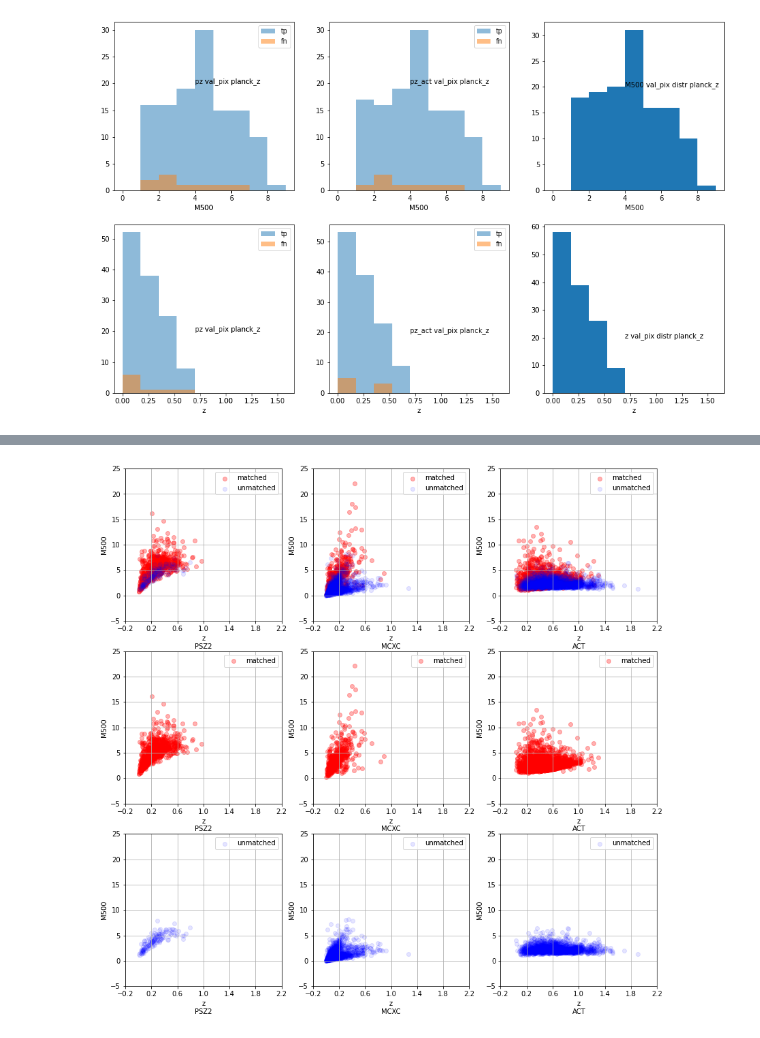
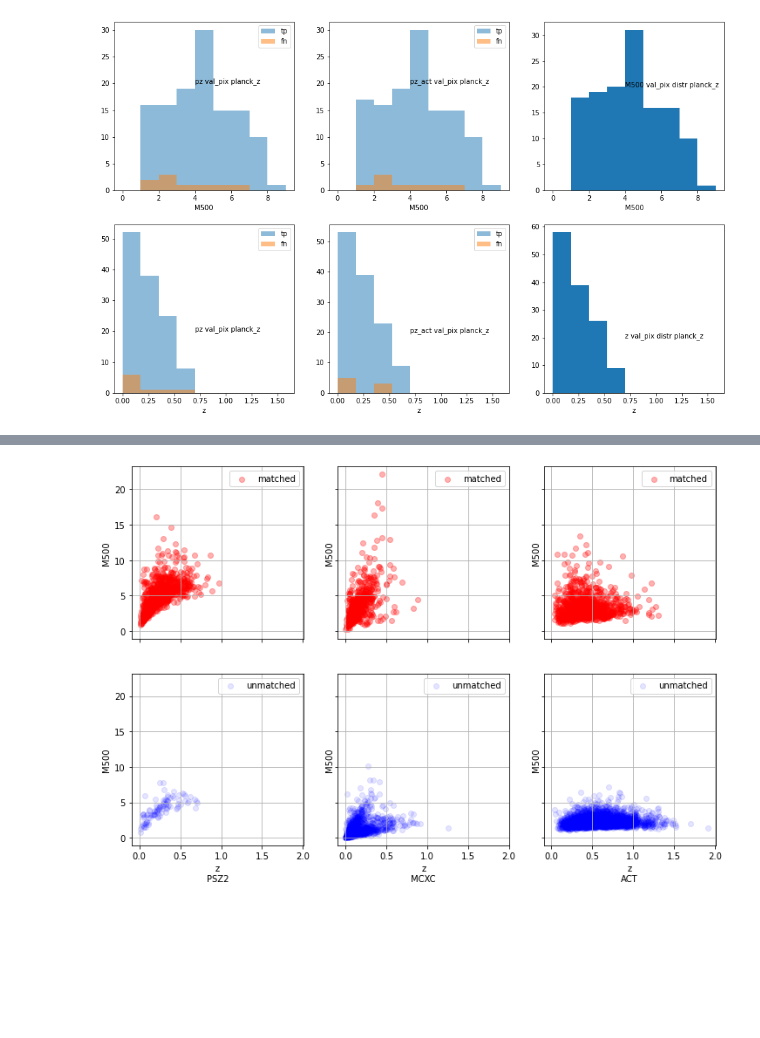
Before and after one commit to rt2122/data-segmentation-2, a Jupyter notebook: visualizations/divide_cat_m500_z.ipynb, the cells around one changed output, grey strips where cells are left out. Drawn from its saved outputs; the diff is of its cells as text; code cells hidden in the pictures; blank space fills up the shorter version.

```diff
--- a/visualizations/divide_cat_m500_z.ipynb
+++ b/visualizations/divide_cat_m500_z.ipynb
@@ -180,14 +180,14 @@ true_cats['PSZ2'].rename({'REDSHIFT' : 'z', 'MSZ' : 'M500'}, axis='columns', inp
 true_cats['MCXC'].rename({'RAdeg' : 'RA', 'DEdeg' : 'DEC'}, axis='columns', inplace=True)
 true_cats['ACT'].rename({'RADeg' : 'RA', 'decDeg' : 'DEC', 'redshift' : 'z'}, axis='columns', inplace=True)
 # %%
-_, ax = plt.subplots(1, 3, figsize=(14, 4))
+_, ax = plt.subplots(1, 3, figsize=(14, 4), sharey=True, sharex=True)
 coords = {'PSZ2' : [0.8, 4], 'MCXC' : [1, 5], 'ACT' : [1.5, 4]}
 for i, cat in enumerate(true_cats):
     true_cats[cat] = true_cats[cat][true_cats[cat] != -1]
     ax[i].scatter(true_cats[cat]['z'], true_cats[cat]['M500'], alpha=0.2)
-    ax[i].set_xlabel('z'+ '\n'+cat)
+    ax[i].set_xlabel('z\n'+cat)
     ax[i].set_ylabel('M500')
     ax[i].set_xticks(np.arange(-0.2, 2.2, 0.4))
-    ax[i].set_yticks(np.arange(-5, 26, 5))
+    #ax[i].set_yticks(np.arange(-5, 26, 5))
     ax[i].grid()
 # %% [output]
@@ -195,5 +195,5 @@ for i, cat in enumerate(true_cats):
 # %%
-df = pd.read_csv('/home/rt2122/Data/detected_cats/full_pz25_thr0.1_step8.csv')
+df = pd.read_csv('/home/rt2122/Data/detected_cats/full_pz14_thr0.1_step8.csv')
 df = df[df['status'] != 'fn']
 df.index = np.arange(len(df))
 # %%
@@ -235,26 +235,40 @@ for i, cat in enumerate(true_cats):
+# %%
+df = pd.read_csv('/home/rt2122/Data/detected_cats/full_pz_act10_thr0.1_step8.csv')
+df = df[df['status'] != 'fn']
+df.index = np.arange(len(df))
+# %%
+sc = SkyCoord(ra=np.array(df['RA'])*u.degree, dec=np.array(df['DEC'])*u.degree, frame='icrs')
+for name in true_cats:
+    tsc = SkyCoord(ra=np.array(true_cats[name]['RA'])*u.degree,
+                   dec=np.array(true_cats[name]['DEC'])*u.degree,
+                                            frame='icrs')
+    idx, d2d, _ = sc.match_to_catalog_sky(tsc)
+    matched = d2d.degree < (5 / 60)
+    true_cats[name]['matched'] = False
+    true_cats[name]['matched'].iloc[idx[matched]] = True
 # %%
-_, ax = plt.subplots(3, 3, figsize=(14, 14))
+_, ax = plt.subplots(2, 3, figsize=(12, 8), sharex=True, sharey=True)
 coords = {'PSZ2' : [0.8, 4], 'MCXC' : [1, 5], 'ACT' : [1.5, 4]}
 for i, cat in enumerate(true_cats):
     true_cats[cat] = true_cats[cat][true_cats[cat] != -1]
     matched = true_cats[cat]
     matched = matched[matched['matched']]
+    #s = ax[0][i].scatter(matched['z'], matched['M500'], alpha=0.3, c='r')
+    #s.set_label('matched')
     s = ax[0][i].scatter(matched['z'], matched['M500'], alpha=0.3, c='r')
-    s.set_label('matched')
-    s = ax[1][i].scatter(matched['z'], matched['M500'], alpha=0.3, c='r')
     s.set_label('matched')
     unmatched = true_cats[cat]
     unmatched = unmatched[unmatched['matched'] == False]
-    s = ax[0][i].scatter(unmatched['z'], unmatched['M500'], alpha=0.1, c='b')
+    #s = ax[0][i].scatter(unmatched['z'], unmatched['M500'], alpha=0.1, c='b')
+    #s.set_label('unmatched')
+    s = ax[1][i].scatter(unmatched['z'], unmatched['M500'], alpha=0.1, c='b')
     s.set_label('unmatched')
-    s = ax[2][i].scatter(unmatched['z'], unmatched['M500'], alpha=0.1, c='b')
-    s.set_label('unmatched')
-    for j in range(3):
-        ax[j][i].set_xlabel('z'+ '\n'+cat)
+    for j in range(2):
         ax[j][i].set_ylabel('M500')
-        ax[j][i].set_xticks(np.arange(-0.2, 2.2, 0.4))
-        ax[j][i].set_yticks(np.arange(-5, 26, 5))
+        #ax[j][i].set_xticks(np.arange(-0.2, 2.2, 0.4))
+        #ax[j][i].set_yticks(np.arange(-5, 26, 5))
         ax[j][i].grid()
-        ax[j][i].legend()#pz_act25
+        ax[j][i].legend()#pz25
+    ax[1][i].set_xlabel('z'+ '\n'+cat)
 # %% [output]
-[figure, old version]
+[figure, new version]
```
Also changed, not shown: parts of 2 cells of this notebook, 15 other files.
